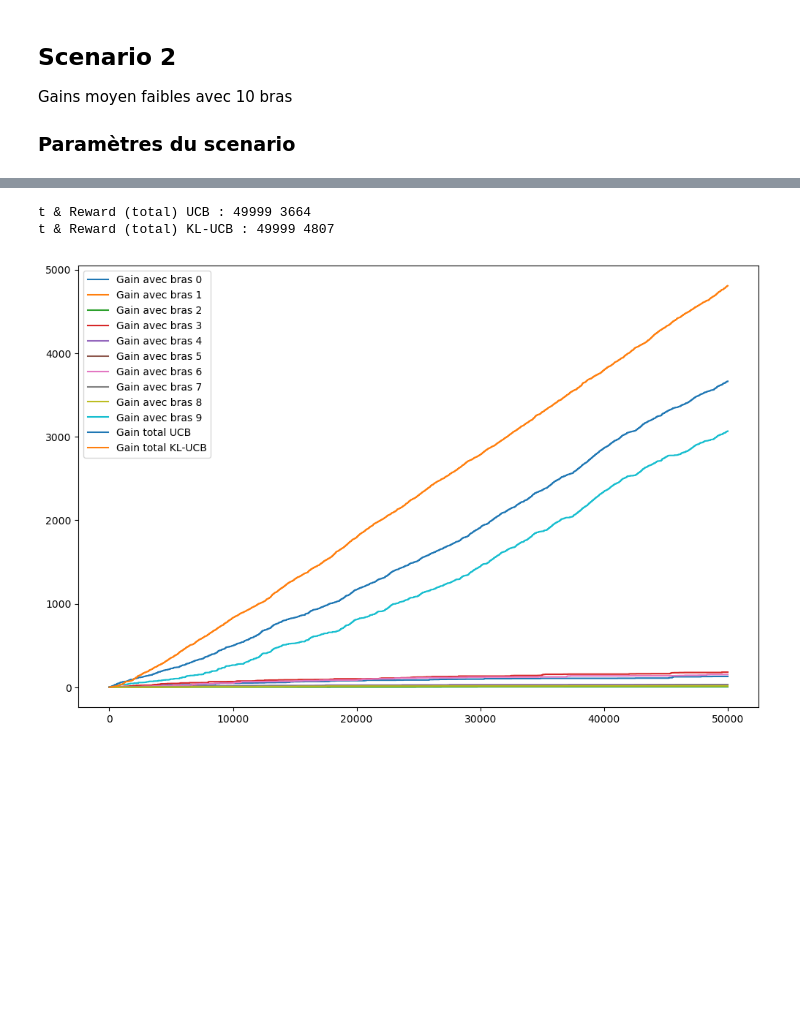
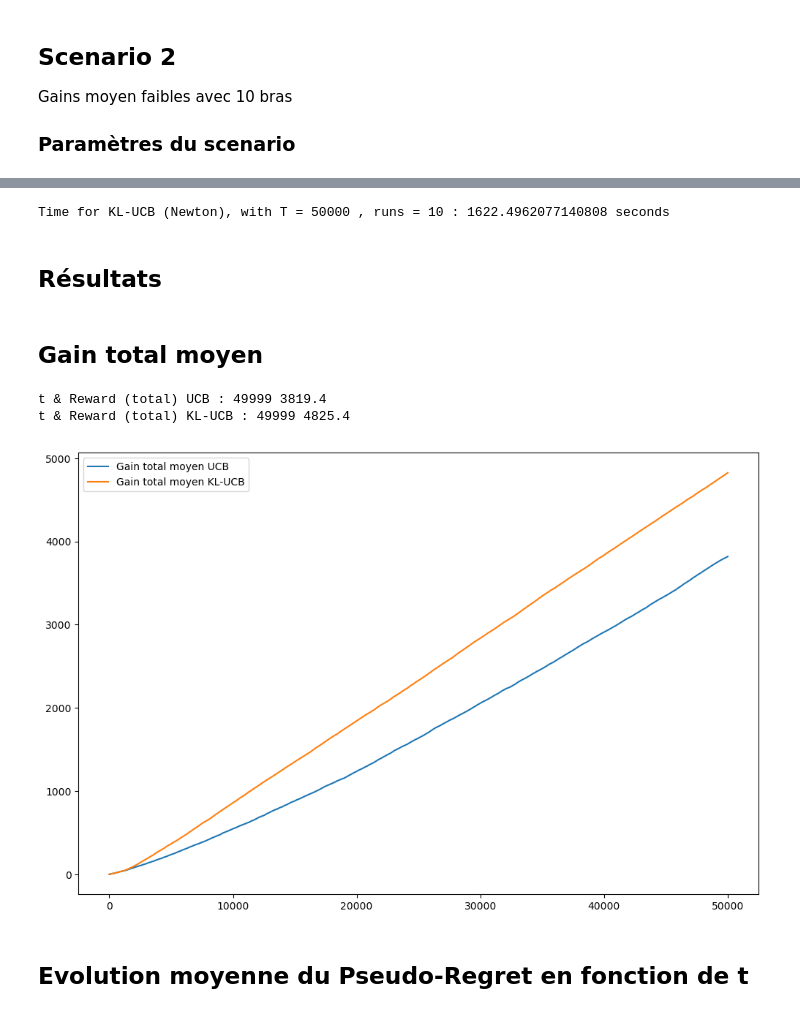
Before and after one commit to zakaryaxali/bandits_kl-ucb, a Jupyter notebook: scenario_2.ipynb, the cells around one changed output, grey strips where cells are left out. Cells and saved outputs as stored; diff of their text form; code cells hidden in the pictures; blank space fills up the shorter version.

```diff
--- a/scenario_2.ipynb
+++ b/scenario_2.ipynb
@@ -15,15 +18,15 @@ Gains moyen faibles avec 10 bras
 
 ### Paramètres du scenario
 # %%
-#Params du scenario 2
-p = np.array([0.05, 0.02, 0.01, 0.05, 0.02, 0.01, 0.05, 0.02, 0.01, 0.1]) #Param des Bernoulli
-K= p.shape[0] #Nb de bras
-p_star = np.max(p)
-Delta= ( np.ones(K)*p_star ) - p
+#Paramètres du scenario 2
+p = np.array([0.05, 0.02, 0.01, 0.05, 0.02, 0.01, 0.05, 0.02, 0.01, 0.1]) #Paramètres des Bernoulli
+K= p.shape[0] #Nombre de bras
+delta= ( np.ones(K)*np.max(p) ) - p
 
-T= 50000 #Nb max d'iterations
+T= 50000 #Nombre de périodes
+runs = 10 #Nombre d'itérations
 
 print("Pi:",p)
-print("Delta:",Delta)
+print("delta:",delta)
 # %% [output]
 Pi: [ 0.05  0.02  0.01  0.05  0.02  0.01  0.05  0.02  0.01  0.1 ]
@@ -85,19 +104,28 @@ total_reward_klucb = np.sum(cum_reward_klucb, axis=0) #Reward sur tout les bras
+# %%
+print("Time for KL-UCB (Newton), with T =", T, ", runs =", runs, ":", (time_spent_klucb_dichotomie), "seconds")
+# %% [output]
+Time for KL-UCB (Newton), with T = 50000 , runs = 10 : 1622.4962077140808 seconds
+# %% [markdown]
+## Résultats
+# %% [markdown]
+## Gain total moyen
+# %%
+mean_total_rewards_list_ucb3 = np.mean(total_rewards_list_ucb3, axis=0)
+print("t & Reward (total) UCB :",t, mean_total_rewards_list_ucb3[t] )
+mean_total_rewards_list_klucb_dichotomie = np.mean(total_rewards_list_klucb_dichotomie, axis=0)
+print("t & Reward (total) KL-UCB :",t, mean_total_rewards_list_klucb_dichotomie[t] )
+# %% [output]
+t & Reward (total) UCB : 49999 3819.4
+t & Reward (total) KL-UCB : 49999 4825.4
 # %%
-print("t & Reward (total) UCB :",t, totalReward[t] )
-print("t & Reward (total) KL-UCB :",t, total_reward_klucb[t] )
+fig=plt.figure(figsize=(12,8))
+ax1 = fig.add_subplot(1,1,1)
 
-fig=plt.figure(figsize=(12,8))
-##fig=plt.figure()
-ax1 = fig.add_subplot(1,1,1)
-for i in range (K):
-##ax1.plot(c_error,marker='.',linestyle='-',label='Online avec gradient à pas constant')
-    ax1.plot(cumReward[i,:],linestyle='-',label='Gain avec bras '+str(i))
-#ax1.plot(totalReward[1,:],linestyle='-',label='Gain avec bras 2')
-ax1.plot(totalReward[:],linestyle='-',label='Gain total UCB')
-ax1.plot(total_reward_klucb[:],linestyle='-',label='Gain total KL-UCB')
+ax1.plot(mean_total_rewards_list_ucb3[:],linestyle='-',label='Gain total moyen UCB')
+ax1.plot(mean_total_rewards_list_klucb_dichotomie[:],linestyle='-',label='Gain total moyen KL-UCB')
 ax1.legend(loc='best')
 plt.show()
 # %% [output]
-t & Reward (total) UCB : 49999 3664
-t & Reward (total) KL-UCB : 49999 4807
-[figure, old version]
+[figure, new version]
+# %% [markdown]
+## Evolution moyenne du Pseudo-Regret en fonction de t
```
Also changed, not shown: parts of 18 cells of this notebook.
